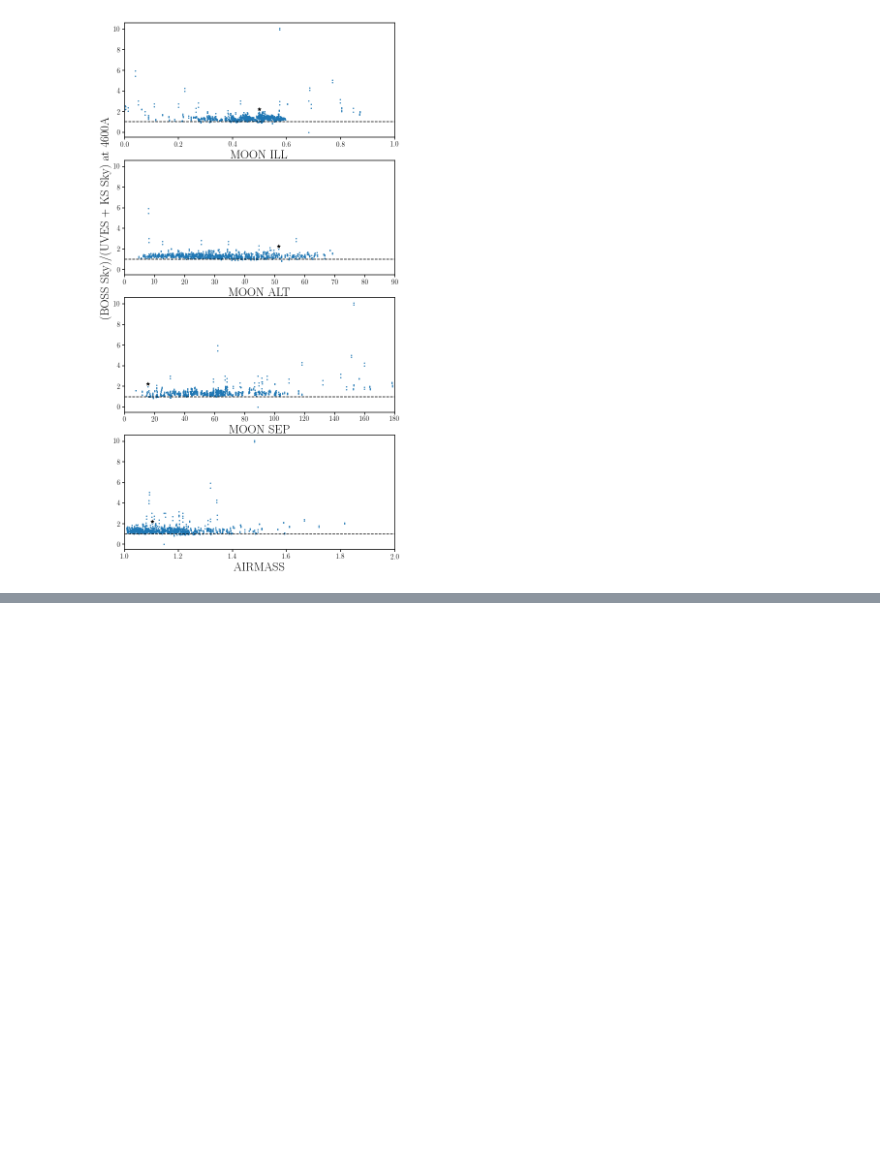
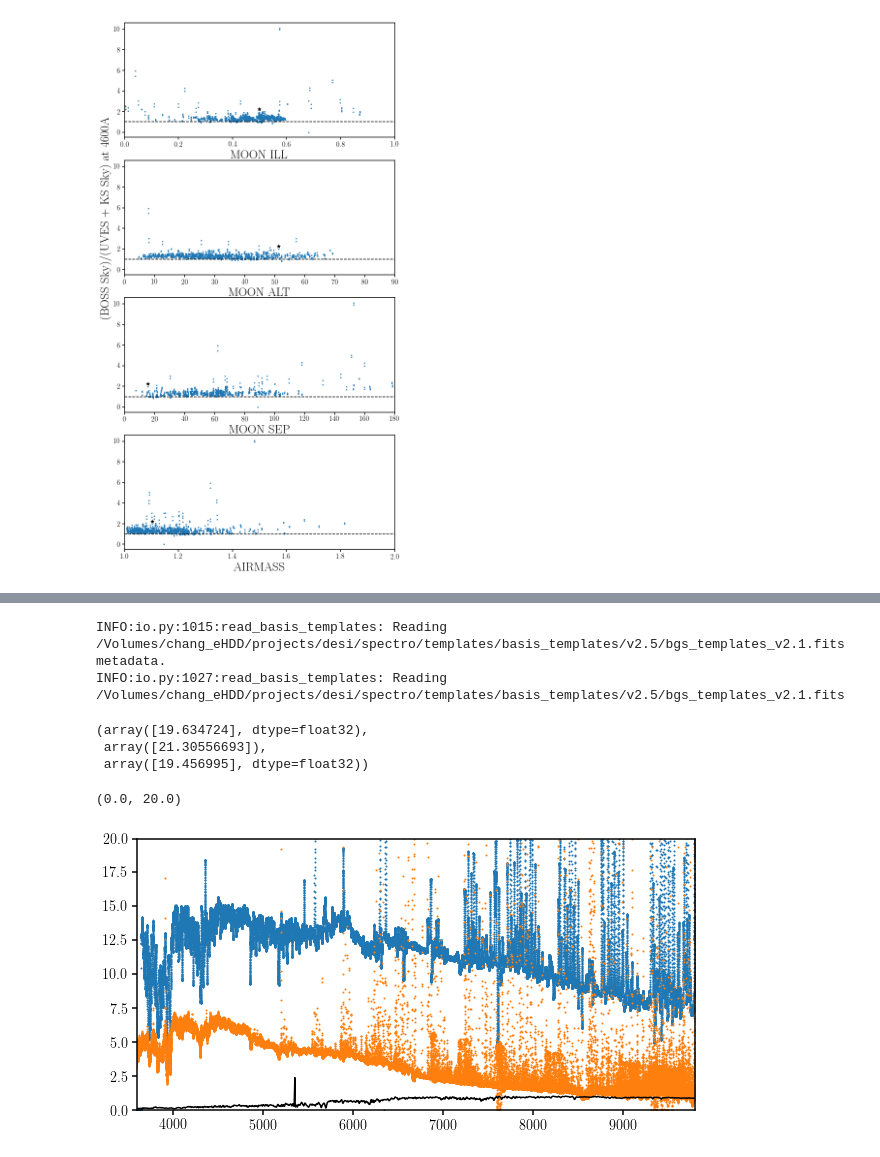
Before and after one commit to desi-bgs/feasiBGS, a Jupyter notebook: notebook/local_bright_bosssky.ipynb, the cells around one changed output, grey strips where cells are left out. Saved outputs shown, nothing was run; the diff lists cells and outputs as text; code cells hidden in the pictures; blank space fills up the shorter version.

Commit message:
SNR comparison for boss bright sky

```diff
--- a/notebook/local_bright_bosssky.ipynb
+++ b/notebook/local_bright_bosssky.ipynb
@@ -265,0 +271,48 @@ for i, k in enumerate(['MOON_ILL', 'MOON_ALT', 'MOON_SEP', 'AIRMASS']):
+# %%
+boss_red = aTable.read(''.join([UT.dat_dir(), 'sky/', 'Bright_BOSS_Sky_red.fits']))
+# %%
+cata = Cat.GamaLegacy()
+gleg = cata.Read('g15', dr_gama=3, dr_legacy=7)
+redshift = gleg['gama-spec']['z'] # redshift
+absmag_ugriz = cata.AbsMag(gleg, kcorr=0.1, H0=70, Om0=0.3, galext=False) # ABSMAG k-correct to z=0.1
+i_rand = np.array([38164])
+
+bgs3 = FM.BGStree()
+match = bgs3._GamaLegacy(gleg, index=i_rand)
+mabs_temp = bgs3.meta['SDSS_UGRIZ_ABSMAG_Z01']
+s_bgs = FM.BGSsourceSpectra(wavemin=1500.0, wavemax=2e4)
+vdisp = np.repeat(100.0, len(i_rand))
+
+# r-band aperture magnitude from Legacy photometry
+r_mag_gama = gleg['gama-photo']['modelmag_r'][i_rand]
+r_mag_apflux = UT.flux2mag(gleg['legacy-photo']['apflux_r'][i_rand,1], method='log')
+r_mag_legacy = UT.flux2mag(gleg['legacy-photo']['flux_r'][i_rand], method='log')
+
+emline_flux = s_bgs.EmissionLineFlux(gleg, index=i_rand, dr_gama=3, silent=True)
+flux_fm, wave_fm, _, _ = s_bgs.Spectra(r_mag_apflux, redshift[i_rand], vdisp, seed=1,
+                                     templateid=match, emflux=emline_flux, mag_em=r_mag_gama, silent=False)
+# %% [output]
+INFO:io.py:1015:read_basis_templates: Reading /Volumes/chang_eHDD/projects/desi/spectro/templates/basis_templates/v2.5/bgs_templates_v2.1.fits metadata.
+INFO:io.py:1027:read_basis_templates: Reading /Volumes/chang_eHDD/projects/desi/spectro/templates/basis_templates/v2.5/bgs_templates_v2.1.fits
+# %%
+r_mag_gama, r_mag_apflux, r_mag_legacy
+# %% [output]
+(array([19.634724], dtype=float32),
+ array([21.30556693]),
+ array([19.456995], dtype=float32))
+# %%
+w_blue = boss_blue['WAVE'][brightest]
+w_red = boss_red['WAVE'][brightest]
+w_boss_sky = np.concatenate([w_blue, w_red[w_red > w_blue.max()]]) * 10.
+sky_boss = np.concatenate([boss_blue['SKY'][brightest], boss_red['SKY'][brightest][w_red > w_blue.max()]])/np.pi
+# %%
+fig = plt.figure(figsize=(10,5))
+sub = fig.add_subplot(111)
+sub.plot(wave_fm, flux_fm[0], c='k')
+sub.scatter(w_boss_sky, sky_boss, c='C0', s=1)
+sub.scatter(sky_model._wavelength, KS_sky(boss_blue[brightest]), c='C1', s=1)
+sub.set_xlim([3600., 9800.])
+sub.set_ylim([0., 20.])
+# %% [output]
+(0.0, 20.0)
+[figure, added]
```
Also changed, not shown: parts of 8 cells of this notebook, 2 other files.
